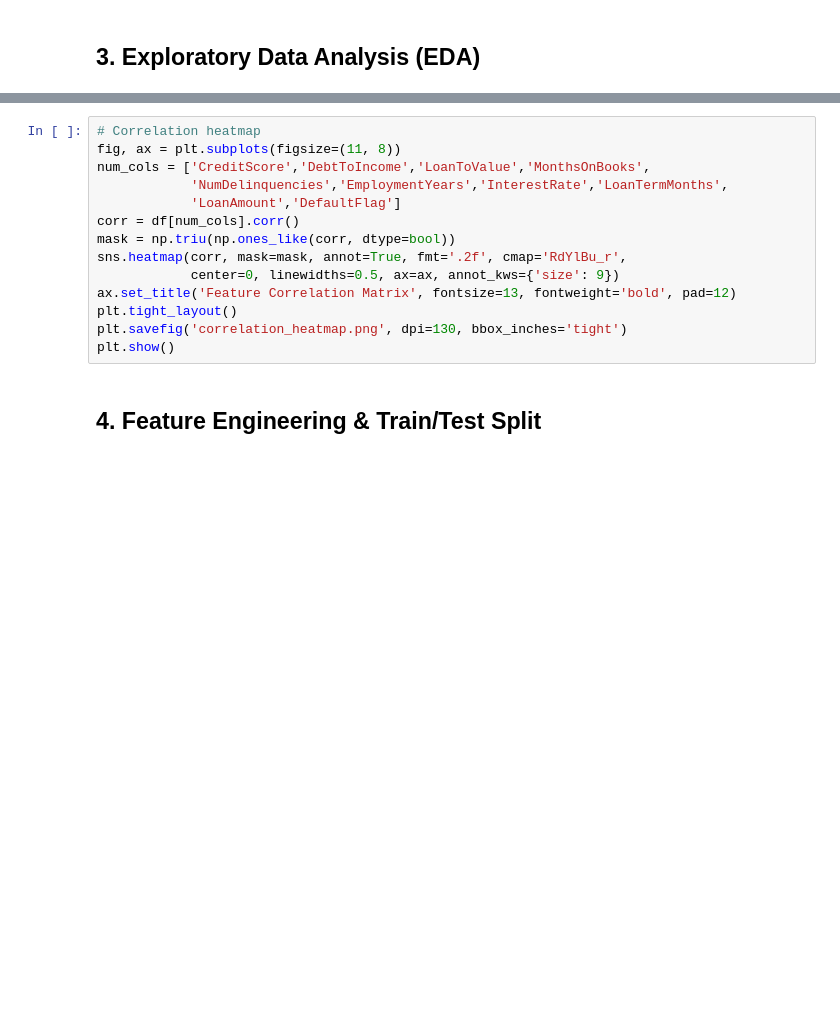
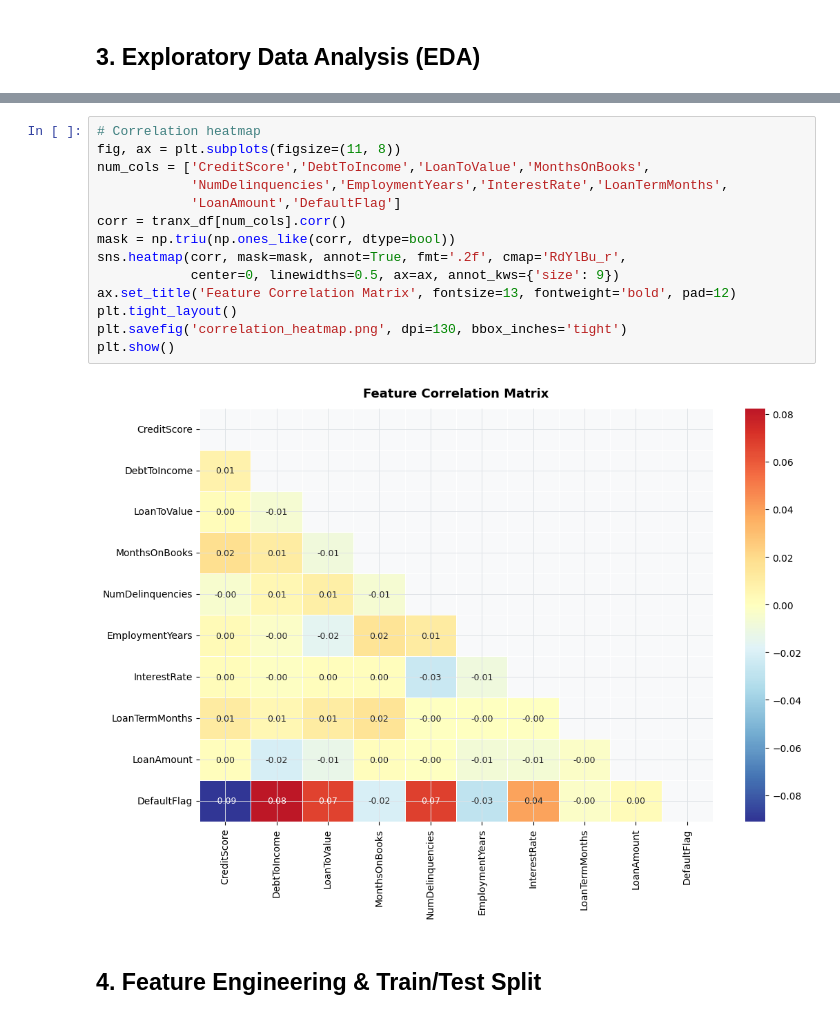
Before and after one commit to vincentmuiruri/Kaggle-Machine-Learning, a Jupyter notebook: IFRS 9 Model/IFRS9_ECL_Model.ipynb, the cells around one changed output, grey strips where cells are left out. Drawn from its saved outputs; the diff is of its cells as text; blank space fills up the shorter version.

```diff
--- a/IFRS 9 Model/IFRS9_ECL_Model.ipynb
+++ b/IFRS 9 Model/IFRS9_ECL_Model.ipynb
@@ -156,17 +202,19 @@ print("✅ EDA plot saved")
 # %%
 # Correlation heatmap
 fig, ax = plt.subplots(figsize=(11, 8))
 num_cols = ['CreditScore','DebtToIncome','LoanToValue','MonthsOnBooks',
             'NumDelinquencies','EmploymentYears','InterestRate','LoanTermMonths',
             'LoanAmount','DefaultFlag']
-corr = df[num_cols].corr()
+corr = tranx_df[num_cols].corr()
 mask = np.triu(np.ones_like(corr, dtype=bool))
 sns.heatmap(corr, mask=mask, annot=True, fmt='.2f', cmap='RdYlBu_r',
             center=0, linewidths=0.5, ax=ax, annot_kws={'size': 9})
 ax.set_title('Feature Correlation Matrix', fontsize=13, fontweight='bold', pad=12)
 plt.tight_layout()
 plt.savefig('correlation_heatmap.png', dpi=130, bbox_inches='tight')
 plt.show()
+# %% [output]
+[figure, added]
 # %% [markdown]
 ## 4. Feature Engineering & Train/Test Split
 # %%
```
Also changed, not shown: parts of 20 cells of this notebook.
